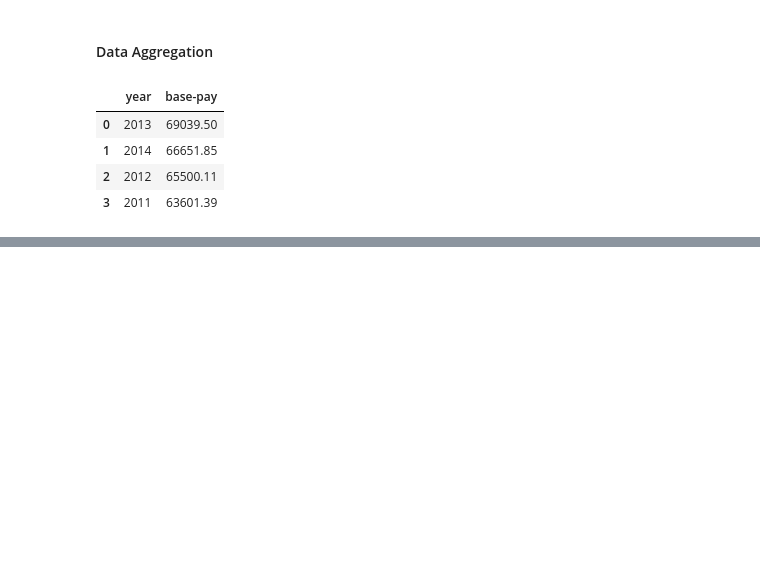
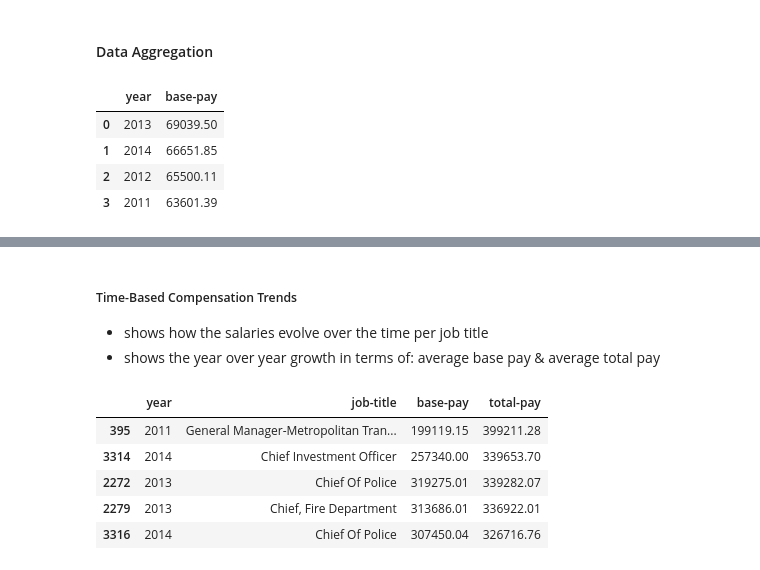
Before and after one commit to leiandrei/Salaries-Dataset-Cleaning-and-Aggregation, a Jupyter notebook: notebooks/analysis.ipynb, the cells around one changed output, grey strips where cells are left out. Cells and saved outputs as stored; diff of their text form; code cells hidden in the pictures; blank space fills up the shorter version.

```diff
--- a/notebooks/analysis.ipynb
+++ b/notebooks/analysis.ipynb
@@ -203,0 +213,21 @@ police_dept.head(5)
+# %% [markdown]
+##### Time-Based Compensation Trends
+- shows how the salaries evolve over the time per job title
+- shows the year over year growth in terms of: average base pay & average total pay
+# %%
+salary_trends = df.groupby(['year', 'job-title']).agg({
+    'base-pay' : 'mean',
+    'total-pay' : 'mean'
+})
+
+salary_trends = salary_trends.reset_index().round(2)
+salary_trends = salary_trends.sort_values('total-pay', ascending=False)
+
+salary_trends.head(5)
+# %% [output]
+|  | year | job-title | base-pay | total-pay |
+| 395 | 2011 | General Manager-Metropolitan Tran... | 199119.15 | 399211.28 |
+| 3314 | 2014 | Chief Investment Officer | 257340.00 | 339653.70 |
+| 2272 | 2013 | Chief Of Police | 319275.01 | 339282.07 |
+| 2279 | 2013 | Chief, Fire Department | 313686.01 | 336922.01 |
+| 3316 | 2014 | Chief Of Police | 307450.04 | 326716.76 |
```
Also changed, not shown: parts of 2 cells of this notebook.
